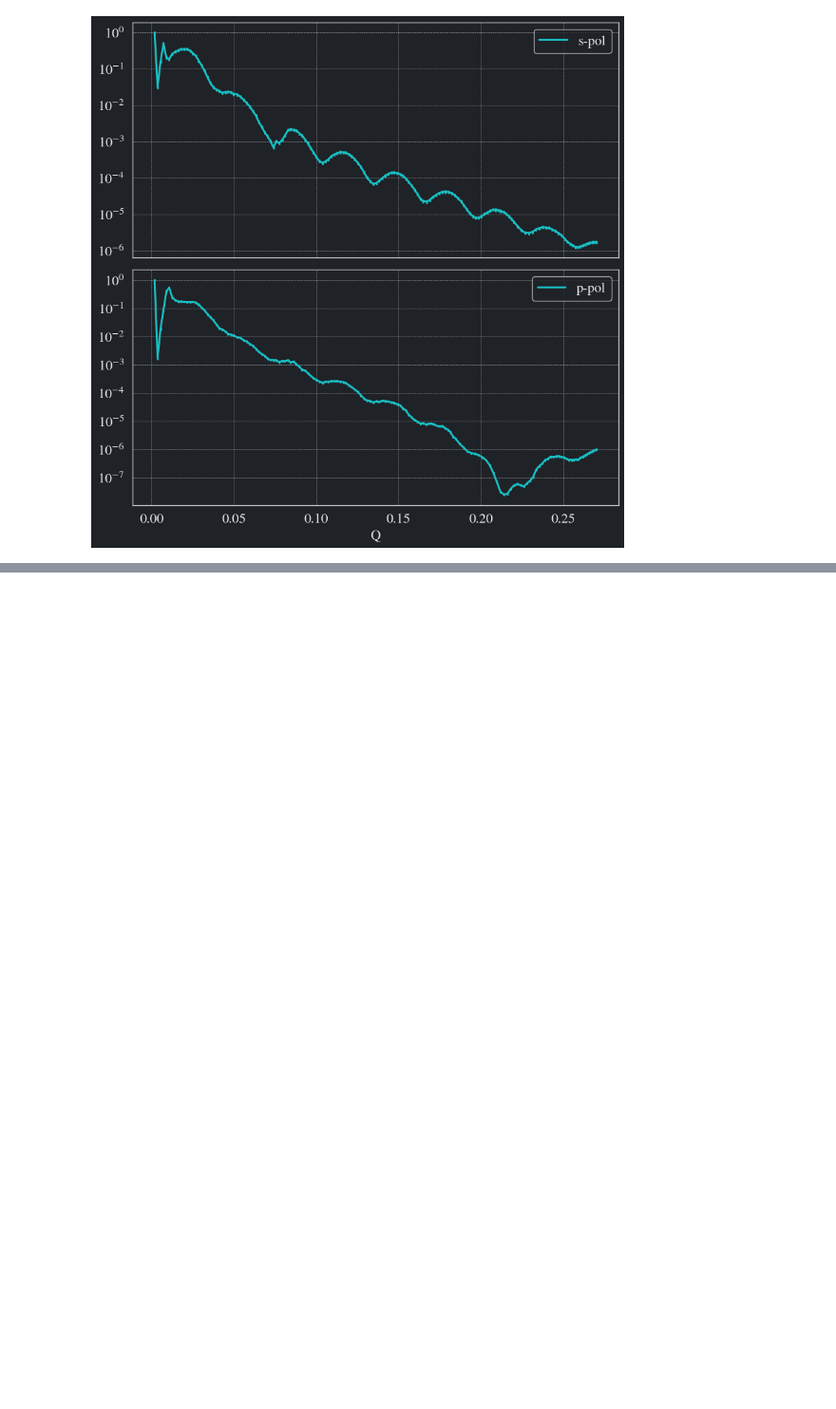
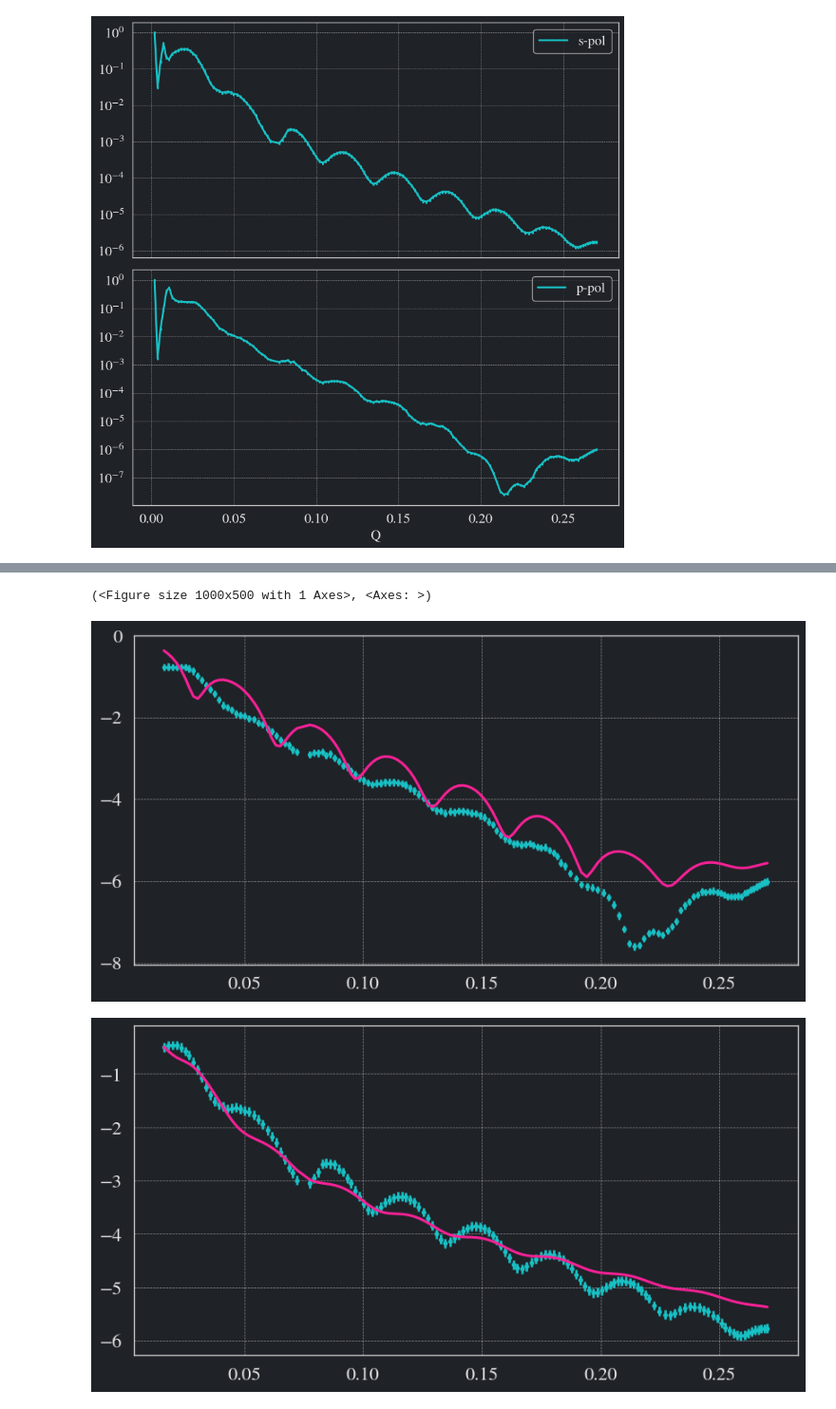
Before and after one commit to WSU-Carbon-Lab/pyref, a Jupyter notebook: docs/FittingSP.ipynb, the cells around one changed output, grey strips where cells are left out. Shown at 95% size. Drawn from its saved outputs; the diff is of its cells as text; code cells hidden in the pictures; blank space fills up the shorter version.

```diff
--- a/docs/FittingSP.ipynb
+++ b/docs/FittingSP.ipynb
@@ -184,0 +167,37 @@ structure.struct.plot()
+# %%
+from pyref.fitting.logp import LogpExtra_rough
+
+#------------------------------------------------
+# p - polarized data
+#------------------------------------------------
+
+p_model = PXR_ReflectModel(structs[0], pol = "p", energy = ens[0], name = "ZnPc Mono Layer", theta_offset=-1)
+p_model.scale.setp(vary = True, bounds = (0.5, 1.5))
+p_model.bkg.setp(vary = True, bounds = (1e-12, p_pol["Refl"].min()))
+p_model.theta_offset.setp(vary = True, bounds = (-2, 1))
+p_model.en_offset.setp(vary = True, bounds = (-0.5, 0.5))
+
+obj_p = Objective(p_model, p_data, transform=Transform("logY"))
+lpe = LogpExtra_rough(obj_p)
+obj_p.logp_extra = lpe
+
+obj_p.plot()
+
+#------------------------------------------------
+# s - polarized data
+#------------------------------------------------
+
+s_model = PXR_ReflectModel(structs[1], pol = "s", dq = 0.0, energy = ens[1], name = "ZnPc Mono Layer")
+s_model.scale.setp(vary = True, bounds = (0.5, 1.5))
+s_model.bkg.setp(vary = True, bounds = (1e-12, s_pol["Refl"].min()))
+s_model.theta_offset.setp(vary = True, bounds = (-2, 2))
+
+obj_s = Objective(s_model, s_data, transform=Transform("logY"))
+lpe = LogpExtra_rough(obj_s)
+obj_s.logp_extra = lpe
+
+obj_s.plot()
+# %% [output]
+(<Figure size 1000x500 with 1 Axes>, <Axes: >)
+[figure, added]
+[figure, added]
```
Also changed, not shown: parts of 13 cells of this notebook, 3 other files.
